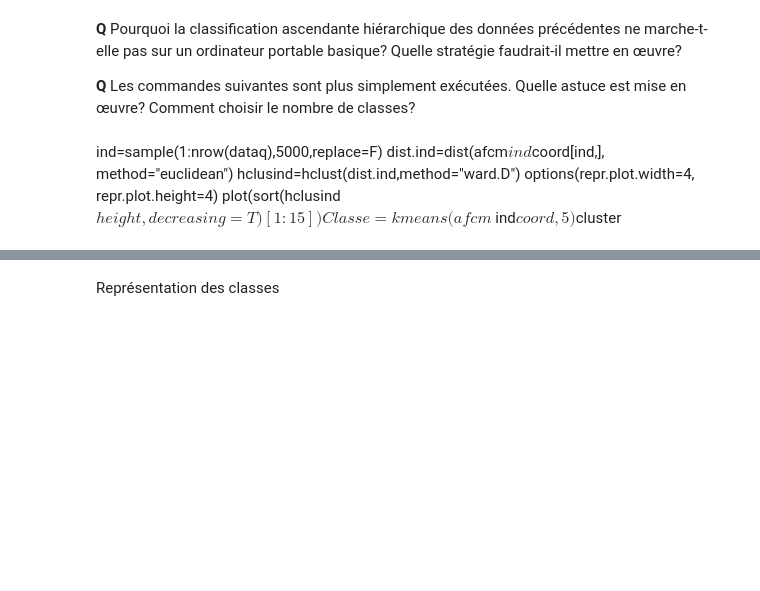
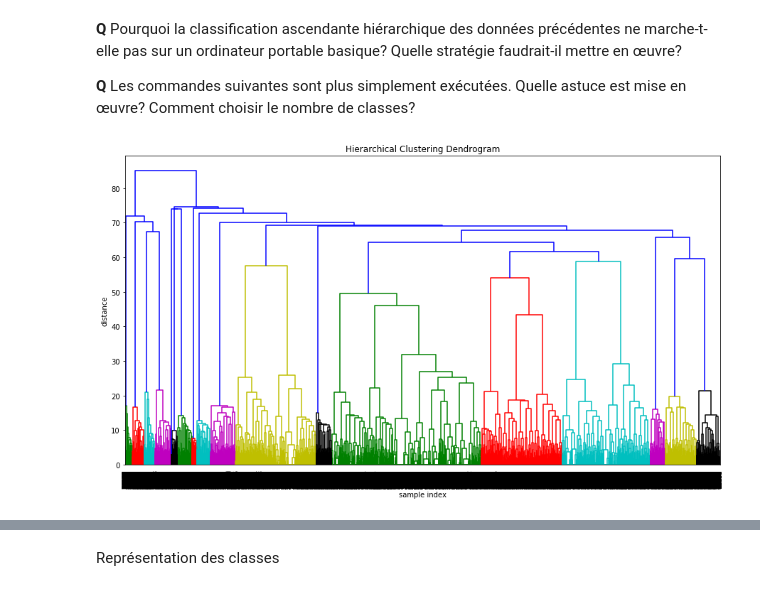
Before and after one commit to LouisDelvaux/Exploration4A, a Jupyter notebook: Adult-Census/Explo-Python-AdultCensus (PROJET).ipynb, the cells around one changed output, grey strips where cells are left out. Cells and saved outputs as stored; diff of their text form; code cells hidden in the pictures; blank space fills up the shorter version.

```diff
--- a/Adult-Census/Explo-Python-AdultCensus (PROJET).ipynb
+++ b/Adult-Census/Explo-Python-AdultCensus (PROJET).ipynb
@@ -639,22 +639,17 @@ mca.plot_coordinates(dataBaseQ,show_column_points=False)
 **Q** Pourquoi la classification ascendante hiérarchique  des données précédentes ne marche-t-elle  pas sur un ordinateur portable  basique? Quelle stratégie faudrait-il mettre en œuvre?
 
 **Q** Les commandes suivantes sont plus simplement exécutées. Quelle astuce est mise en œuvre? Comment choisir le nombre de classes?
-# %% [markdown]
-ind=sample(1:nrow(dataq),5000,replace=F)
-dist.ind=dist(afcm$ind$coord[ind,], method="euclidean")
-hclusind=hclust(dist.ind,method="ward.D")
-options(repr.plot.width=4, repr.plot.height=4)
-plot(sort(hclusind$height,decreasing=T)[1:15])
-Classe=kmeans(afcm$ind$coord, 5)$cluster
 # %%
 import scipy.cluster.hierarchy as sch
-ZZ = sch.linkage(afcm_comp.fs_r(), 'ward')
+ZZ = sch.linkage(afcm_r, 'ward')
 plt.figure(figsize=(15, 8))
 plt.title('Hierarchical Clustering Dendrogram')
 plt.xlabel('sample index')
 plt.ylabel('distance')
-dendrogram(ZZ,leaf_font_size=8.)
+sch.dendrogram(ZZ,leaf_font_size=8.)
 plt.show()
+# %% [output]
+[figure, added]
 # %%
 plt.figure(figsize=(20, 10))
 plt.plot(sch.maxdists(ZZ)[::-1][0:14])
```
Also changed, not shown: parts of 23 cells of this notebook.
